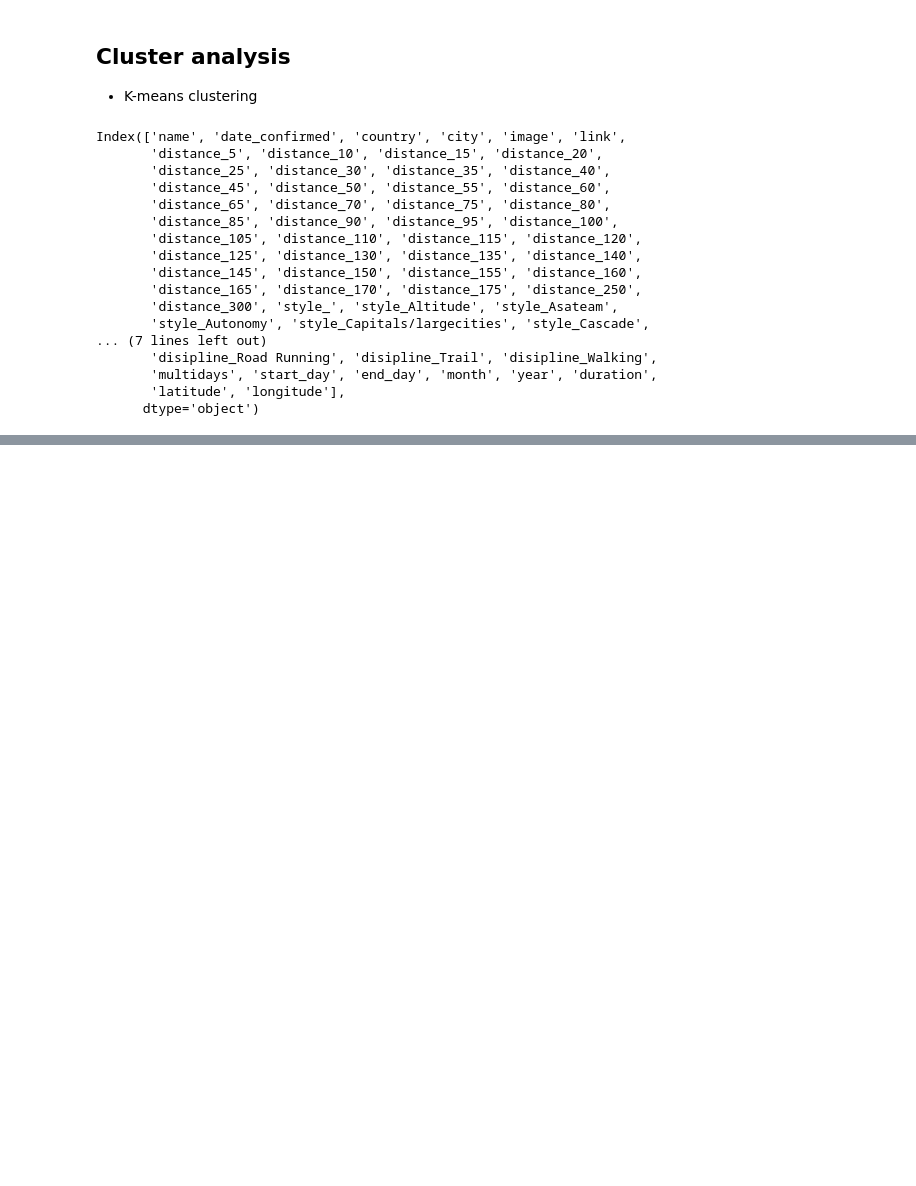
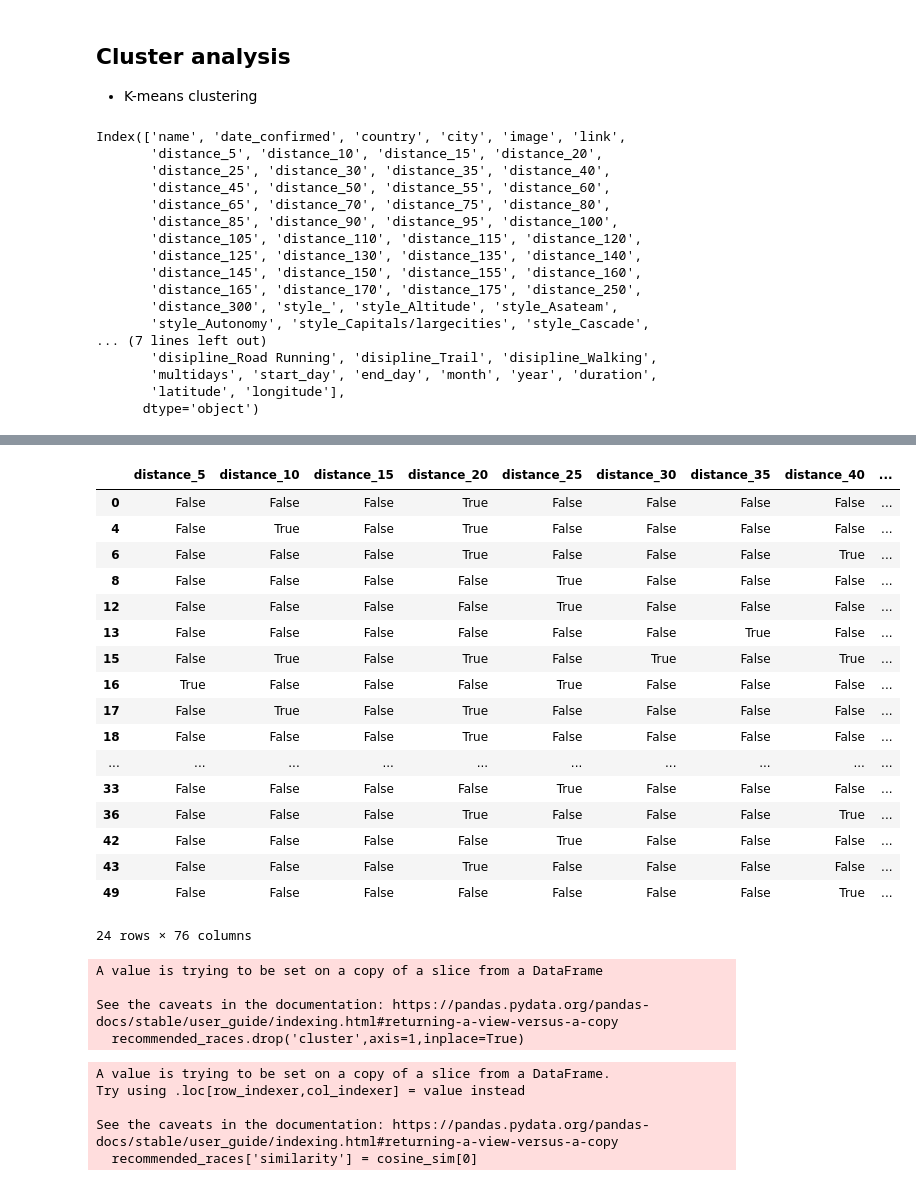
Before and after one commit to thibtd/DataEng_UTMB_pipeline, a Jupyter notebook: analysis/utmb_notebook.ipynb, the cells around one changed output, grey strips where cells are left out. Cells and saved outputs as stored; diff of their text form; code cells hidden in the pictures; blank space fills up the shorter version.

```diff
--- a/analysis/utmb_notebook.ipynb
+++ b/analysis/utmb_notebook.ipynb
@@ -401,8 +377,8 @@ plt.show()
 # %%
 map_cluster = folium.Map(location=[table['latitude'].mean(), table['longitude'].mean()], zoom_start=2)
 # %%
-center_lat = kmeans.cluster_centers_[:, -4]
-center_lon = kmeans.cluster_centers_[:, -3]
+center_lat = kmeans.cluster_centers_[:, -5]
+center_lon = kmeans.cluster_centers_[:, -4]
 table['cluster']= kmeans.labels_
 colors = ['red','blue','green']
 groups = {}
@@ -458,0 +484,12 @@ map_cluster
+# %%
+preferences = {
+    'distance':[20,80],
+    'style':["Mountain","Forest",'Stages'],
+    'month':6,
+    "year":2025,
+    'country':"Austria",
+    'multidays':True,
+    'disipline':['Trail']
+}
+user_pref = get_user_preference(preferences=preferences,data=X_cluster,scaler=scaler)
+user_pref
@@ -458,0 +503,50 @@ map_cluster
+# %%
+distances = kmeans.predict(user_pref)
+closest_cluster = np.argmin(distances)
+X_cluster['cluster'] = kmeans.labels_
+# Recommend races from the closest cluster
+recommended_races = X_cluster[X_cluster['cluster'] == closest_cluster]
+
+# Display recommendations
+#print(recommended_races[['name', 'cluster']])
+recommended_races
+# %% [output]
+|  | distance_5 | distance_10 | distance_15 | distance_20 | distance_25 | distance_30 | distance_35 | distance_40 | ... |
+| 0 | False | False | False | True | False | False | False | False | ... |
+| 4 | False | True | False | True | False | False | False | False | ... |
+| 6 | False | False | False | True | False | False | False | True | ... |
+| 8 | False | False | False | False | True | False | False | False | ... |
+| 12 | False | False | False | False | True | False | False | False | ... |
+| 13 | False | False | False | False | False | False | True | False | ... |
+| 15 | False | True | False | True | False | True | False | True | ... |
+| 16 | True | False | False | False | True | False | False | False | ... |
+| 17 | False | True | False | True | False | False | False | False | ... |
+| 18 | False | False | False | True | False | False | False | False | ... |
+| ... | ... | ... | ... | ... | ... | ... | ... | ... | ... |
+| 33 | False | False | False | False | True | False | False | False | ... |
+| 36 | False | False | False | True | False | False | False | True | ... |
+| 42 | False | False | False | False | True | False | False | False | ... |
+| 43 | False | False | False | True | False | False | False | False | ... |
+| 49 | False | False | False | False | False | False | False | True | ... |
+24 rows × 76 columns
+# %%
+recommended_races.drop('cluster',axis=1,inplace=True)
+# %% [output]
+A value is trying to be set on a copy of a slice from a DataFrame
+
+See the caveats in the documentation: https://pandas.pydata.org/pandas-docs/stable/user_guide/indexing.html#returning-a-view-versus-a-copy
+  recommended_races.drop('cluster',axis=1,inplace=True)
+# %%
+from sklearn.metrics.pairwise import cosine_similarity
+
+
+cosine_sim = cosine_similarity(user_pref,recommended_races)
+# Rank races by similarity
+recommended_races['similarity'] = cosine_sim[0]
+recommendations = recommended_races.sort_values(by='similarity', ascending=False).head(5)
+# %% [output]
+A value is trying to be set on a copy of a slice from a DataFrame.
+Try using .loc[row_indexer,col_indexer] = value instead
+
+See the caveats in the documentation: https://pandas.pydata.org/pandas-docs/stable/user_guide/indexing.html#returning-a-view-versus-a-copy
+  recommended_races['similarity'] = cosine_sim[0]
```
Also changed, not shown: parts of 21 cells of this notebook, 2 other files.
